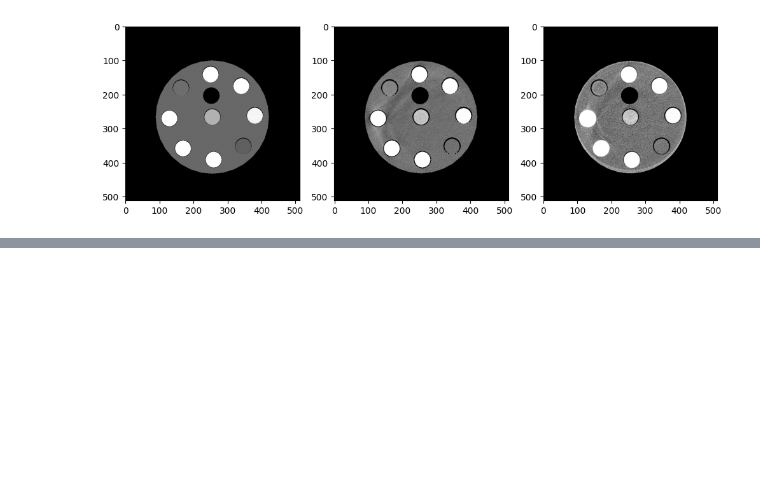
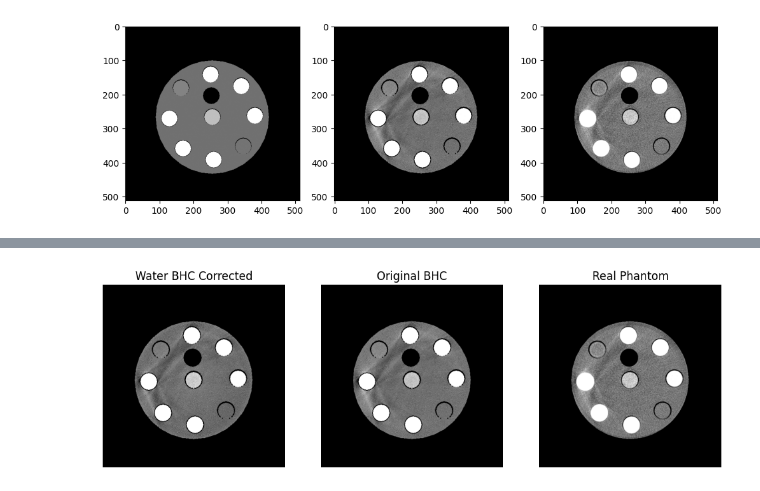
Before and after one commit to wudufan/pcct_md_diffusion, a Jupyter notebook: src/pcct_md_diffusion/md/post_correction_img/notebooks/ebhc_fit_to_real.ipynb, the cells around one changed output, grey strips where cells are left out. Cells and saved outputs as stored; diff of their text form; code cells hidden in the pictures; blank space fills up the shorter version.

```diff
--- a/src/pcct_md_diffusion/md/post_correction_img/notebooks/ebhc_fit_to_real.ipynb
+++ b/src/pcct_md_diffusion/md/post_correction_img/notebooks/ebhc_fit_to_real.ipynb
@@ -442,0 +514,92 @@ iodine_5, 128.08, 126.24
+# %%
+# water and ebhc calibration using the real phantom image
+# first construct ideal phantom using the real phantom.
+target_phantom = np.zeros_like(mask, dtype=np.float32)
+for i, row in df_mask.iterrows():
+    label = row['Seg']
+    material = row['Material']
+    target_phantom[mask == label] = imgs[ich][mask == label].mean()
+prjs_target = leapct.allocate_projections()
+_ = leapct.project(prjs_target, target_phantom)
+
+# water correction: avoid calcium_300, everything else uses only the water BHC
+prjs_mask_ca300 = np.where(prjs_materials[df_mask['Material'] == 'calcium_300'][0], 1, 0)
+prjs_mask = (prjs_mask_ca300 == 0) & (prjs_poly_simul > 0)
+input_intensity = prjs_poly_simul[prjs_mask]
+target_intensity = prjs_target[prjs_mask]
+
+A = np.vstack([input_intensity**i for i in range(1, 4)]).T
+b = target_intensity
+coeffs_water_bhc_2 = np.linalg.lstsq(A, b, rcond=None)[0]
+print('Water BHC coefficients:', coeffs_water_bhc_2)
+
+prjs_poly_simul_bhc_water_2 = apply_water_bhc(prjs_poly_simul, coeffs_water_bhc_2)
+recon_poly_simul_bhc_water_2 = leapct.FBP(prjs_poly_simul_bhc_water_2)
+
+plt.figure(figsize=(12, 4))
+plt.subplot(1, 3, 1)
+plt.imshow(recon_poly_simul_bhc_water_2[0], cmap='gray', vmin=display_vmins[ich], vmax=display_vmaxs[ich])
+plt.title('Water BHC Corrected')
+plt.axis('off')
+plt.subplot(1, 3, 2)
+plt.imshow(recon_poly_simul_bhc_water[0], cmap='gray', vmin=display_vmins[ich], vmax=display_vmaxs[ich])
+plt.title('Original BHC')
+plt.axis('off')
+plt.subplot(1, 3, 3)
+plt.imshow(fbps[ich, 0], cmap='gray', vmin=display_vmins[ich], vmax=display_vmaxs[ich])
+plt.title('Real Phantom')
+plt.axis('off')
+
+# EBHC
+threshold = 1700 / 1000 * mu_waters[ich]  # 700 HU in terms of attenuation coefficient
+bone_image = np.where(recon_poly_simul_bhc_water_2 > threshold, recon_poly_simul_bhc_water_2, 0)
+prjs_bone = leapct.allocate_projections()
+_ = leapct.project(prjs_bone, bone_image)
+
+prjs_mask = np.where(prjs_bone > 0)
+p_t = prjs_target[prjs_mask]
+p_b = prjs_bone[prjs_mask]
+p_p = prjs_poly_simul_bhc_water_2[prjs_mask]
+A = np.vstack([p_b, p_b * p_p, p_b**2]).T
+b = p_t - p_p
+coeffs_ebhc_2 = np.linalg.lstsq(A, b, rcond=None)[0]
+print('EBHC coefficients:', coeffs_ebhc_2)
+
+prjs_ebhc_2 = prjs_poly_simul_bhc_water_2 + coeffs_ebhc_2[0] * prjs_bone + coeffs_ebhc_2[1] * prjs_bone * prjs_poly_simul_bhc_water_2 + coeffs_ebhc_2[2] * prjs_bone**2
+recon_ebhc_2 = leapct.FBP(prjs_ebhc_2)
+
+plt.figure(figsize=(12, 4))
+plt.subplot(1, 3, 1)
+plt.imshow(recon_ebhc_2[0], cmap='gray', vmin=display_vmins[ich], vmax=display_vmaxs[ich])
+plt.title('EBHC Corrected')
+plt.axis('off')
+plt.subplot(1, 3, 2)
+plt.imshow(recon_poly_simul_bhc_water_2[0], cmap='gray', vmin=display_vmins[ich], vmax=display_vmaxs[ich])
+plt.title('Water BHC Corrected')
+plt.axis('off')
+plt.subplot(1, 3, 3)
+plt.imshow(fbps[ich, 0], cmap='gray', vmin=display_vmins[ich], vmax=display_vmaxs[ich])
+plt.title('Real Phantom')
+plt.axis('off')
+plt.show()
+
+# difference image
+plt.figure(figsize=(8, 4))
+plt.subplot(1, 2, 1)
+plt.imshow(recon_ebhc_2[0] - fbps[ich, 0], cmap='gray', vmin=-0.001, vmax=0.001)
+plt.title('EBHC 2 - FBP')
+plt.subplot(1, 2, 2)
+plt.imshow(recon_poly_simul_bhc_water_2[0] - fbps[ich, 0], cmap='gray', vmin=-0.001, vmax=0.001)
+plt.title('Water BHC 2 - FBP')
+plt.show()
+
+# get roi value
+df_hu_ebhc_2 = get_roi_hu(recon_ebhc_2, mask, df_mask, mu_waters[ich])
+print('Material, EBHC Simul HU, Real HU')
+for i, row in df_hu_simul.iterrows():
+    label = row['label']
+    material = row['material']
+    hu_ebhc = df_hu_ebhc_2[df_hu_ebhc_2['label'] == label]['roi_hu'].values[0]
+    hu_real = df_hu_real[df_hu_real['label'] == label]['roi_hu'].values[0]
+    print(f'{material}, {hu_ebhc:.2f}, {hu_real:.2f}')
+# %% [output]
@@ -442,0 +608 @@ iodine_5, 128.08, 126.24
+[figure, added]
```
Also changed, not shown: parts of 18 cells of this notebook, 1 other file.
